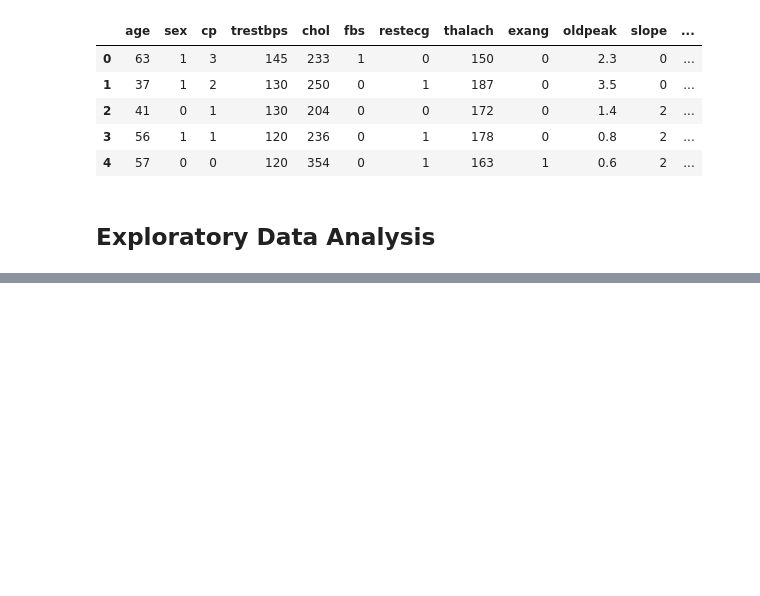
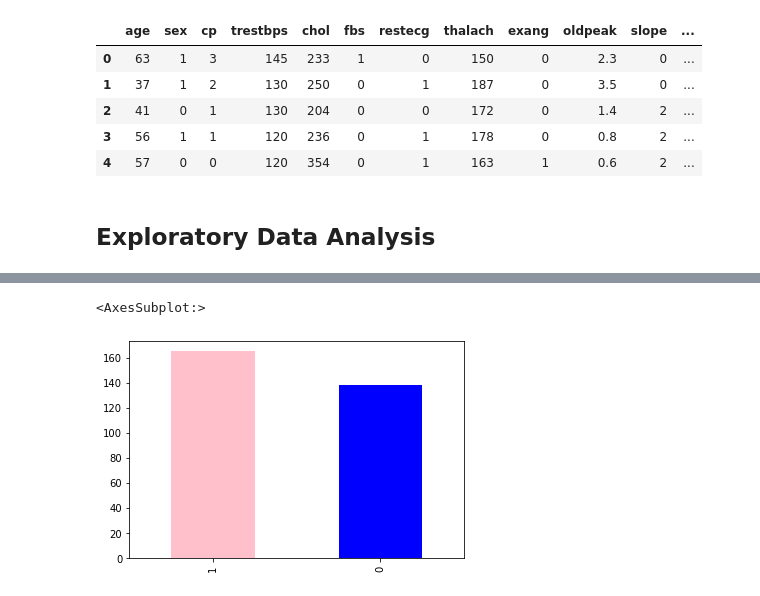
Before and after one commit to simgemulla/heart-disease-prediction, a Jupyter notebook: heart_disease_prediction.ipynb, the cells around one changed output, grey strips where cells are left out. Saved outputs shown, nothing was run; the diff lists cells and outputs as text; code cells hidden in the pictures; blank space fills up the shorter version.

```diff
--- a/heart_disease_prediction.ipynb
+++ b/heart_disease_prediction.ipynb
@@ -31,4 +31,9 @@ df.describe()
 | 50% | 55.00 | 1.00 | 1.00 | 130.00 | 240.00 | 0.00 | 1.00 | 153.00 | 0.00 | 0.80 | 1.00 | ... |
 | 75% | 61.00 | 1.00 | 2.00 | 140.00 | 274.50 | 0.00 | 1.00 | 166.00 | 1.00 | 1.60 | 2.00 | ... |
 | max | 77.00 | 1.00 | 3.00 | 200.00 | 564.00 | 1.00 | 2.00 | 202.00 | 1.00 | 6.20 | 2.00 | ... |
+# %%
+df.target.value_counts().plot(kind = "bar", color = ["pink", "blue"])
+# %% [output]
+<AxesSubplot:>
+[figure, added]
 # %%
```
Also changed, not shown: parts of 4 cells of this notebook.
